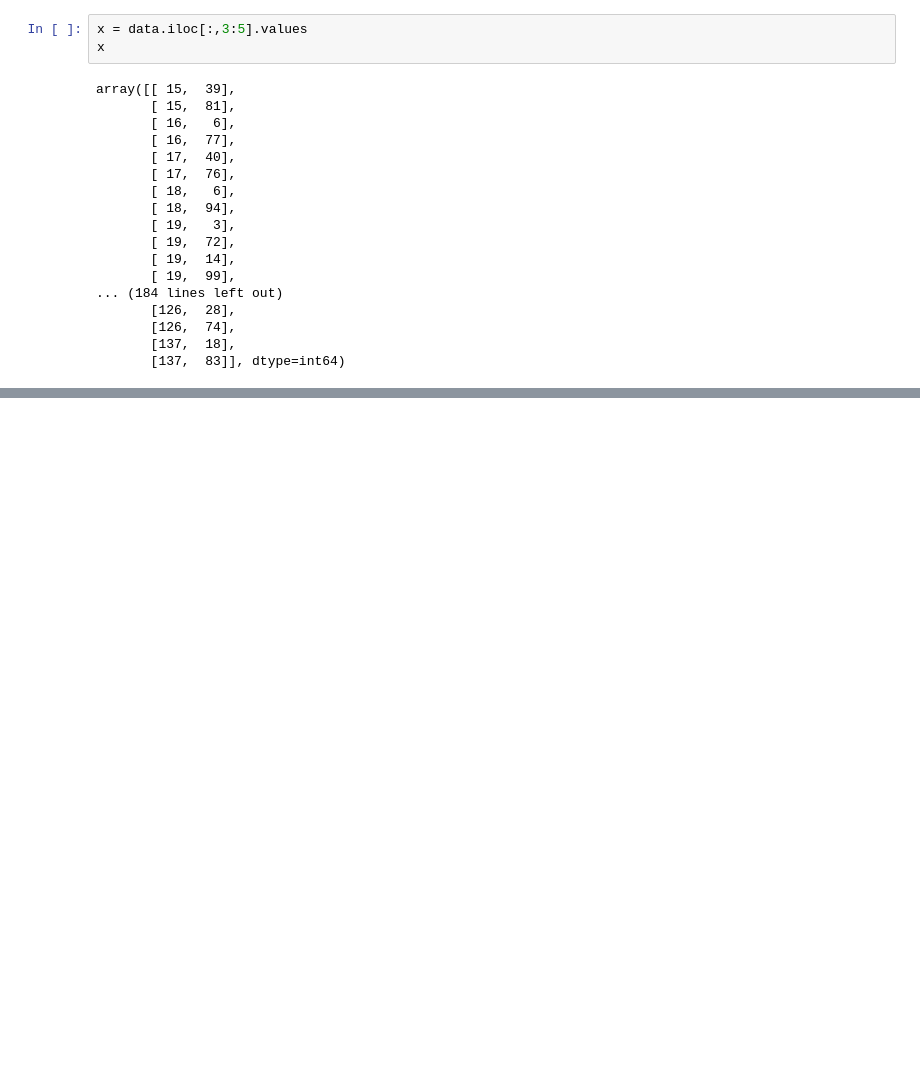
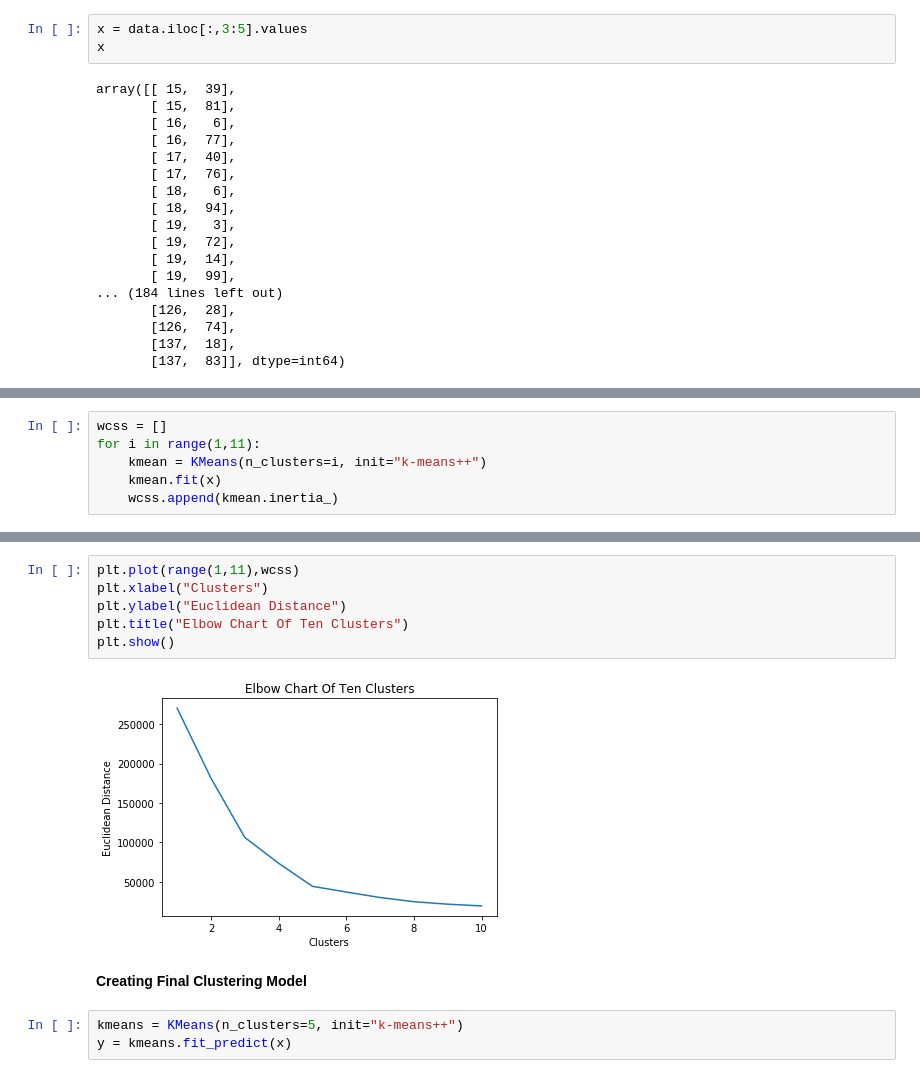
Before and after one commit to Salmankh3/Machine-Learning, a Jupyter notebook: Clustering/Mall Customers Data/mall_customer_KMeans.ipynb, the cells around one changed output, grey strips where cells are left out. Cells and saved outputs as stored; diff of their text form; blank space fills up the shorter version.

```diff
--- a/Clustering/Mall Customers Data/mall_customer_KMeans.ipynb
+++ b/Clustering/Mall Customers Data/mall_customer_KMeans.ipynb
@@ -65,0 +83,6 @@ array([[ 15,  39],
+# %%
+wcss = []
+for i in range(1,11):
+    kmean = KMeans(n_clusters=i, init="k-means++")
+    kmean.fit(x)
+    wcss.append(kmean.inertia_)
@@ -65,0 +102,13 @@ array([[ 15,  39],
+# %%
+plt.plot(range(1,11),wcss)
+plt.xlabel("Clusters")
+plt.ylabel("Euclidean Distance")
+plt.title("Elbow Chart Of Ten Clusters")
+plt.show()
+# %% [output]
+[figure, added]
+# %% [markdown]
+<b>Creating Final Clustering Model</b>
+# %%
+kmeans = KMeans(n_clusters=5, init="k-means++")
+y = kmeans.fit_predict(x)
```
Also changed, not shown: parts of 16 cells of this notebook.
